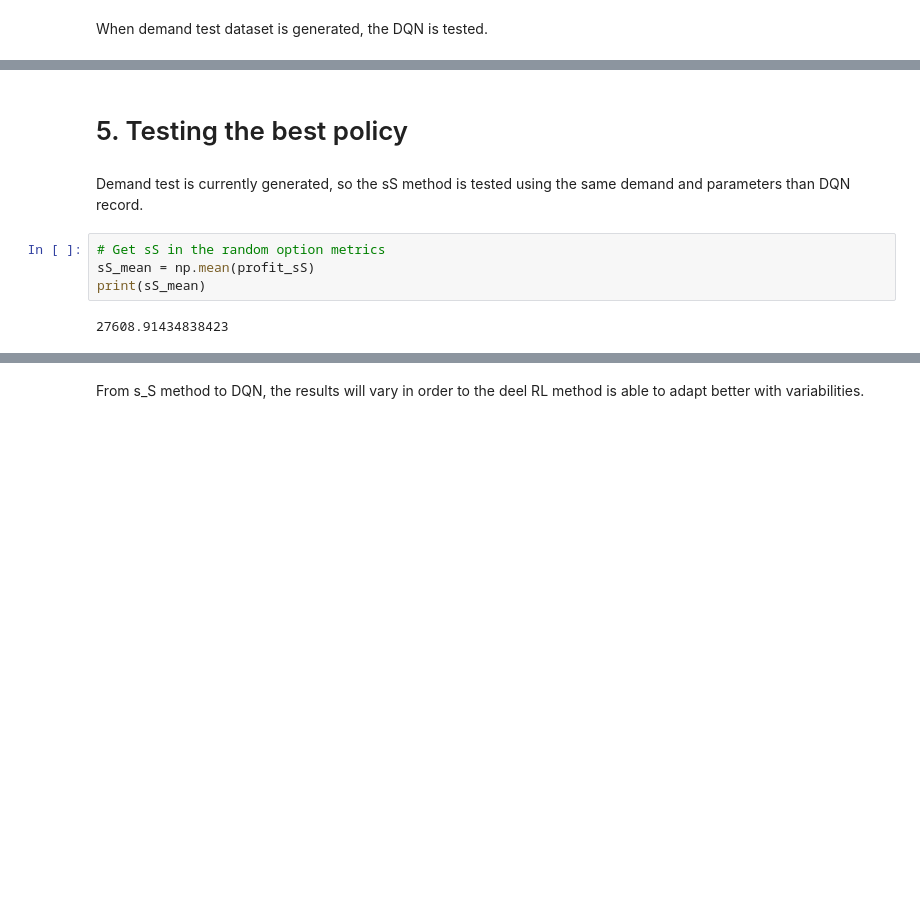
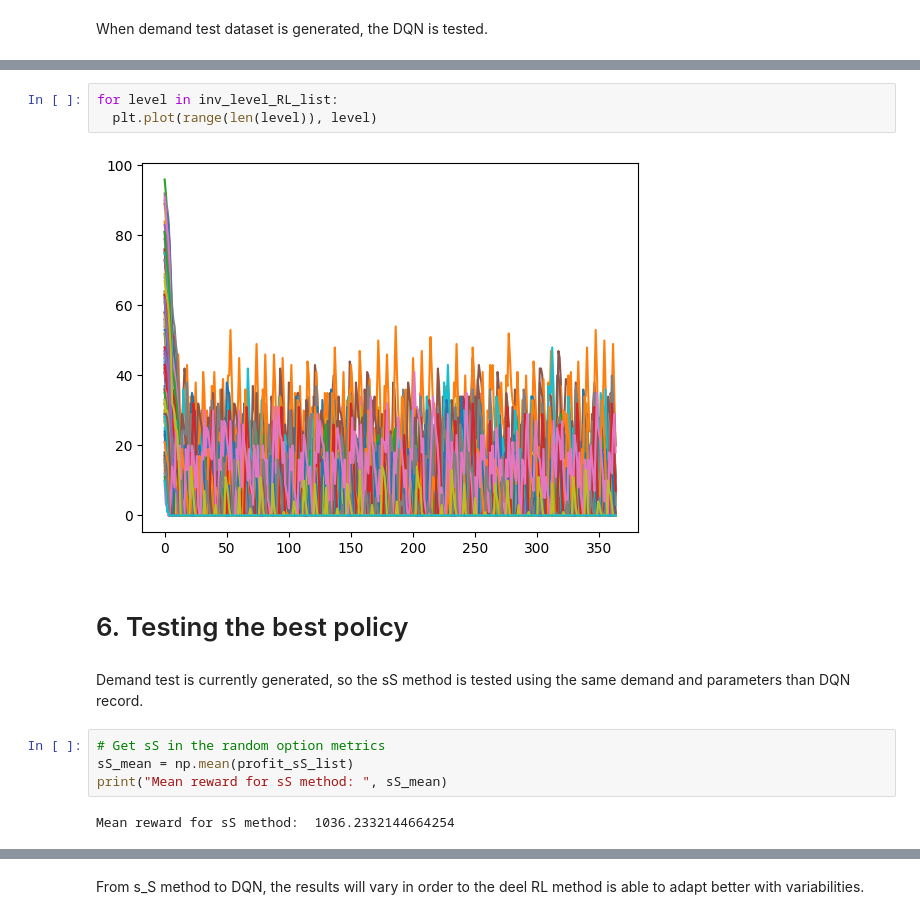
Before and after one commit to AlbertoPerezGant/Purchases-optimization-in-supply-chain-using-reinforcement-learning, a Jupyter notebook: purchases_optimization_version_random.ipynb, the cells around one changed output, grey strips where cells are left out. Cells and saved outputs as stored; diff of their text form; blank space fills up the shorter version.

```diff
--- a/purchases_optimization_version_random.ipynb
+++ b/purchases_optimization_version_random.ipynb
@@ -767,11 +973,16 @@ plt.bar(range(len(profit_RL)), profit_RL)
+# %%
+for level in inv_level_RL_list:
+  plt.plot(range(len(level)), level)
+# %% [output]
+[figure, added]
 # %% [markdown]
-# 5. Testing the best policy
+# 6. Testing the best policy
 # %% [markdown]
 Demand test is currently generated, so the sS method is tested using the same demand and parameters than DQN record.
 # %%
 # Get sS in the random option metrics
-sS_mean = np.mean(profit_sS)
-print(sS_mean)
+sS_mean = np.mean(profit_sS_list)
+print("Mean reward for sS method: ", sS_mean)
 # %% [output]
-27608.91434838423
+Mean reward for sS method:  1036.2332144664254
 # %%
```
Also changed, not shown: parts of 25 cells of this notebook.
